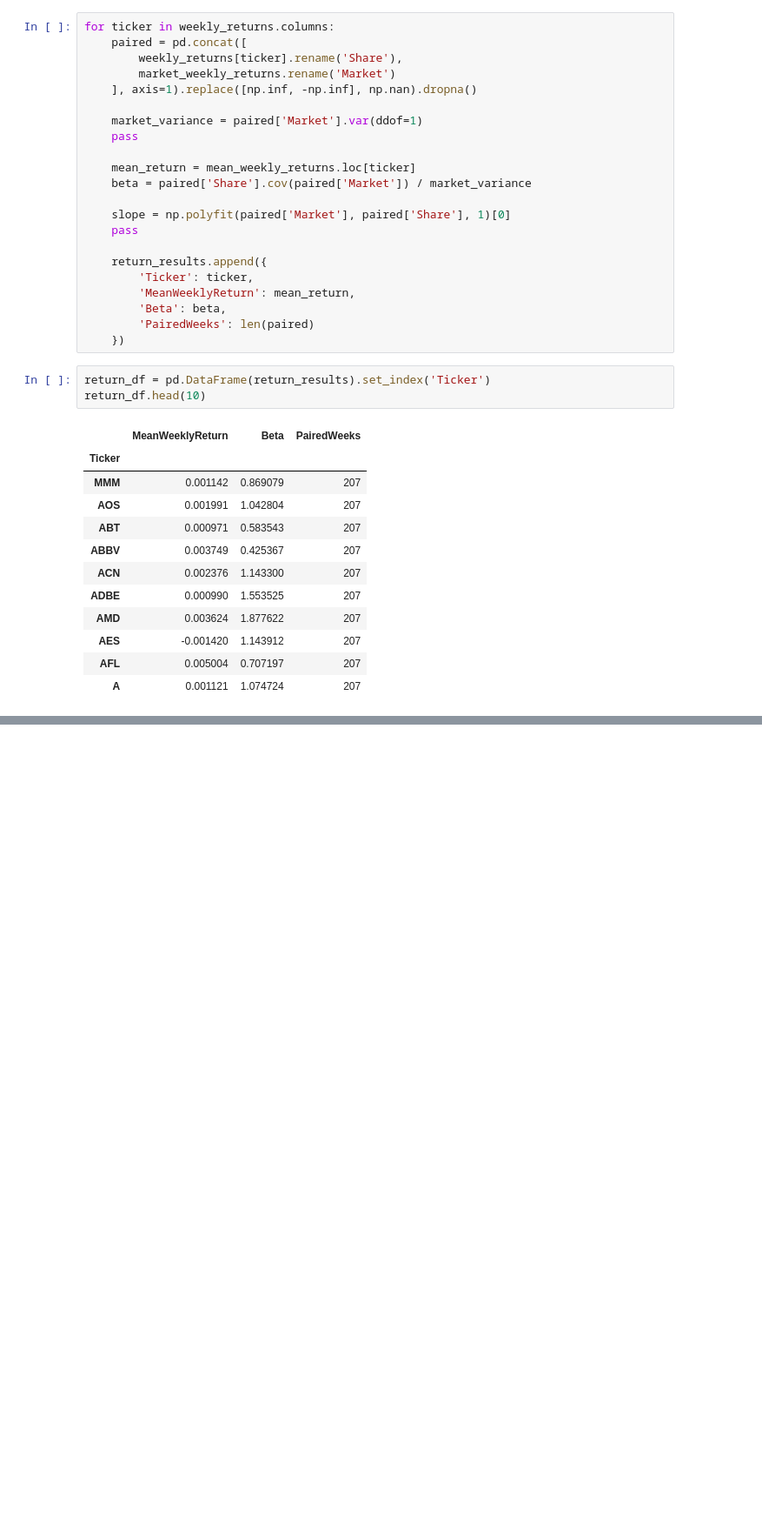
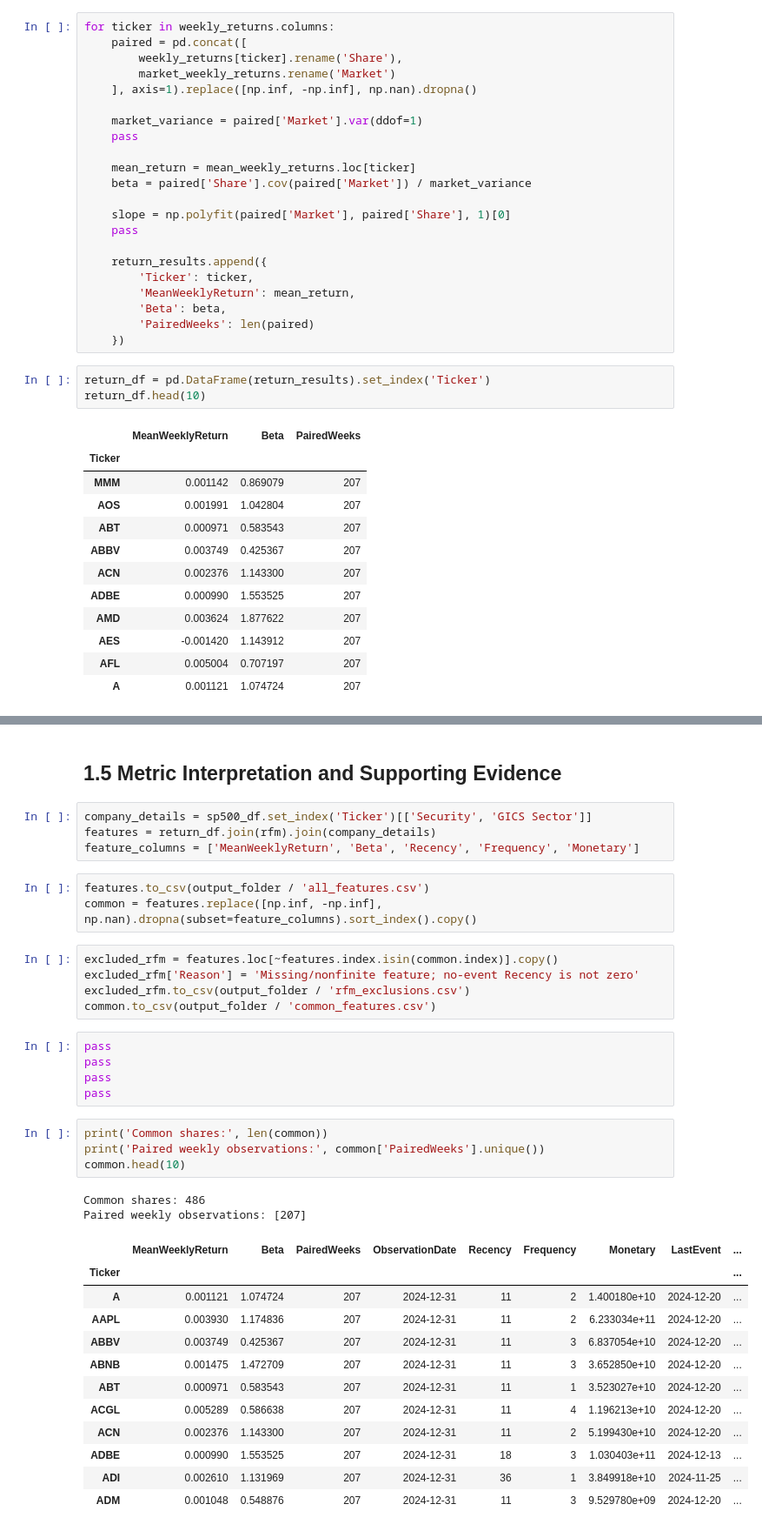
Before and after one commit to iffathsaleem/RFM-Market-Analysis-Stock-Segmentation., a Jupyter notebook: Market_Analysis_and_Stock_Segmentation_Using_RFM_CW.ipynb, the cells around one changed output, grey strips where cells are left out. Shown at 87% size. Saved outputs shown, nothing was run; the diff lists cells and outputs as text; blank space fills up the shorter version.

```diff
--- a/Market_Analysis_and_Stock_Segmentation_Using_RFM_CW.ipynb
+++ b/Market_Analysis_and_Stock_Segmentation_Using_RFM_CW.ipynb
@@ -498,0 +620,38 @@ return_df.head(10)
+# %% [markdown]
+## 1.5 Metric Interpretation and Supporting Evidence
+# %%
+company_details = sp500_df.set_index('Ticker')[['Security', 'GICS Sector']]
+features = return_df.join(rfm).join(company_details)
+feature_columns = ['MeanWeeklyReturn', 'Beta', 'Recency', 'Frequency', 'Monetary']
+# %%
+features.to_csv(output_folder / 'all_features.csv')
+common = features.replace([np.inf, -np.inf], np.nan).dropna(subset=feature_columns).sort_index().copy()
+# %%
+excluded_rfm = features.loc[~features.index.isin(common.index)].copy()
+excluded_rfm['Reason'] = 'Missing/nonfinite feature; no-event Recency is not zero'
+excluded_rfm.to_csv(output_folder / 'rfm_exclusions.csv')
+common.to_csv(output_folder / 'common_features.csv')
+# %%
+pass
+pass
+pass
+pass
+# %%
+print('Common shares:', len(common))
+print('Paired weekly observations:', common['PairedWeeks'].unique())
+common.head(10)
+# %% [output]
+Common shares: 486
+Paired weekly observations: [207]
+|  | MeanWeeklyReturn | Beta | PairedWeeks | ObservationDate | Recency | Frequency | Monetary | LastEvent | ... |
+| Ticker |  |  |  |  |  |  |  |  | ... |
+| A | 0.001121 | 1.074724 | 207 | 2024-12-31 | 11 | 2 | 1.400180e+10 | 2024-12-20 | ... |
+| AAPL | 0.003930 | 1.174836 | 207 | 2024-12-31 | 11 | 2 | 6.233034e+11 | 2024-12-20 | ... |
+| ABBV | 0.003749 | 0.425367 | 207 | 2024-12-31 | 11 | 3 | 6.837054e+10 | 2024-12-20 | ... |
+| ABNB | 0.001475 | 1.472709 | 207 | 2024-12-31 | 11 | 3 | 3.652850e+10 | 2024-12-20 | ... |
+| ABT | 0.000971 | 0.583543 | 207 | 2024-12-31 | 11 | 1 | 3.523027e+10 | 2024-12-20 | ... |
+| ACGL | 0.005289 | 0.586638 | 207 | 2024-12-31 | 11 | 4 | 1.196213e+10 | 2024-12-20 | ... |
+| ACN | 0.002376 | 1.143300 | 207 | 2024-12-31 | 11 | 2 | 5.199430e+10 | 2024-12-20 | ... |
+| ADBE | 0.000990 | 1.553525 | 207 | 2024-12-31 | 18 | 3 | 1.030403e+11 | 2024-12-13 | ... |
+| ADI | 0.002610 | 1.131969 | 207 | 2024-12-31 | 36 | 1 | 3.849918e+10 | 2024-11-25 | ... |
+| ADM | 0.001048 | 0.548876 | 207 | 2024-12-31 | 11 | 3 | 9.529780e+09 | 2024-12-20 | ... |
```
Also changed, not shown: parts of 29 cells of this notebook.
